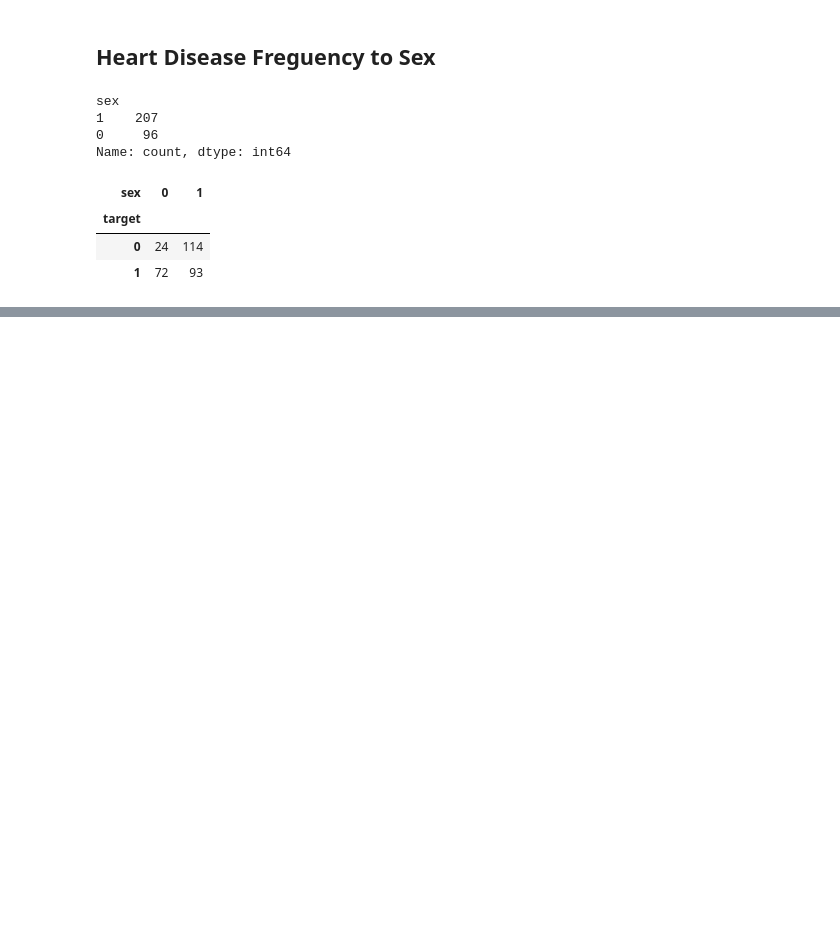
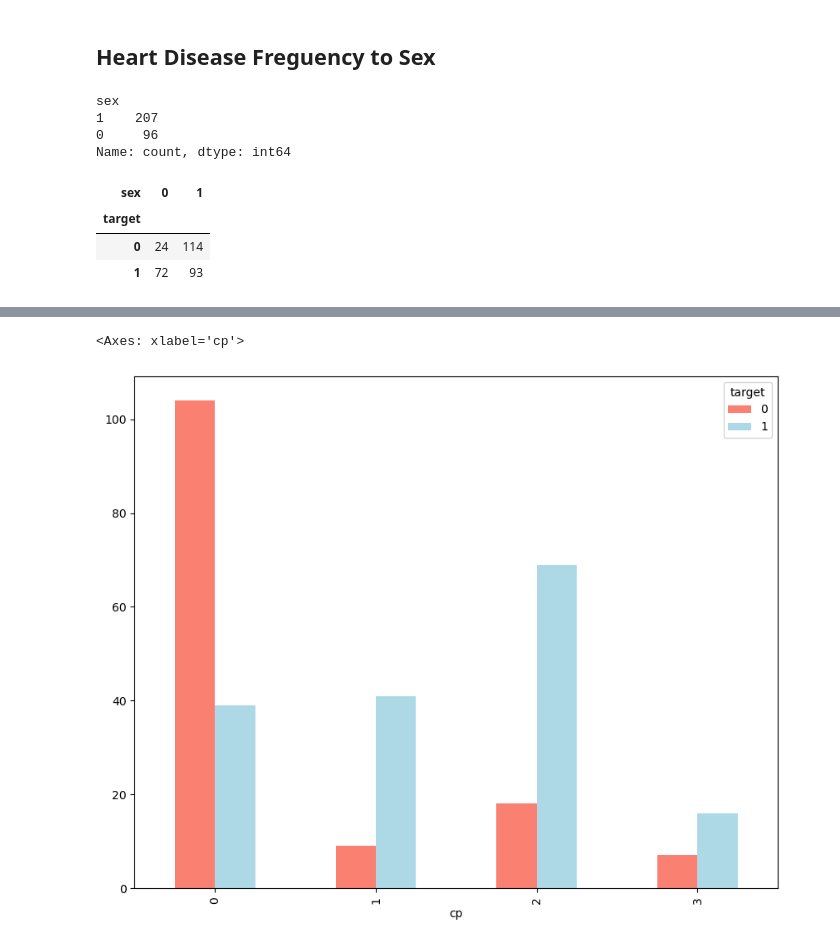
Before and after one commit to HerbertNtim/heart-disease_project, a Jupyter notebook: notebooks/end-to-end-heart-disease-classification.ipynb, the cells around one changed output, grey strips where cells are left out. Saved outputs shown, nothing was run; the diff lists cells and outputs as text; code cells hidden in the pictures; blank space fills up the shorter version.

```diff
--- a/notebooks/end-to-end-heart-disease-classification.ipynb
+++ b/notebooks/end-to-end-heart-disease-classification.ipynb
@@ -116,0 +157,9 @@ plt.legend(['Female', 'Male']);
+# %%
+pd.crosstab(heart_disease.cp, heart_disease.target).plot(kind='bar', figsize=(10, 8), color=['salmon', 'lightblue'])
+plt.title("Heart Disease Frequency Per Chest Pain Type")
+plt.xlabel("Chest Pain Type")
+plt.ylabel("Amount")
+plt.legend(['No ', ''])
+# %% [output]
+<Axes: xlabel='cp'>
+[figure, added]
```
Also changed, not shown: parts of 7 cells of this notebook.
